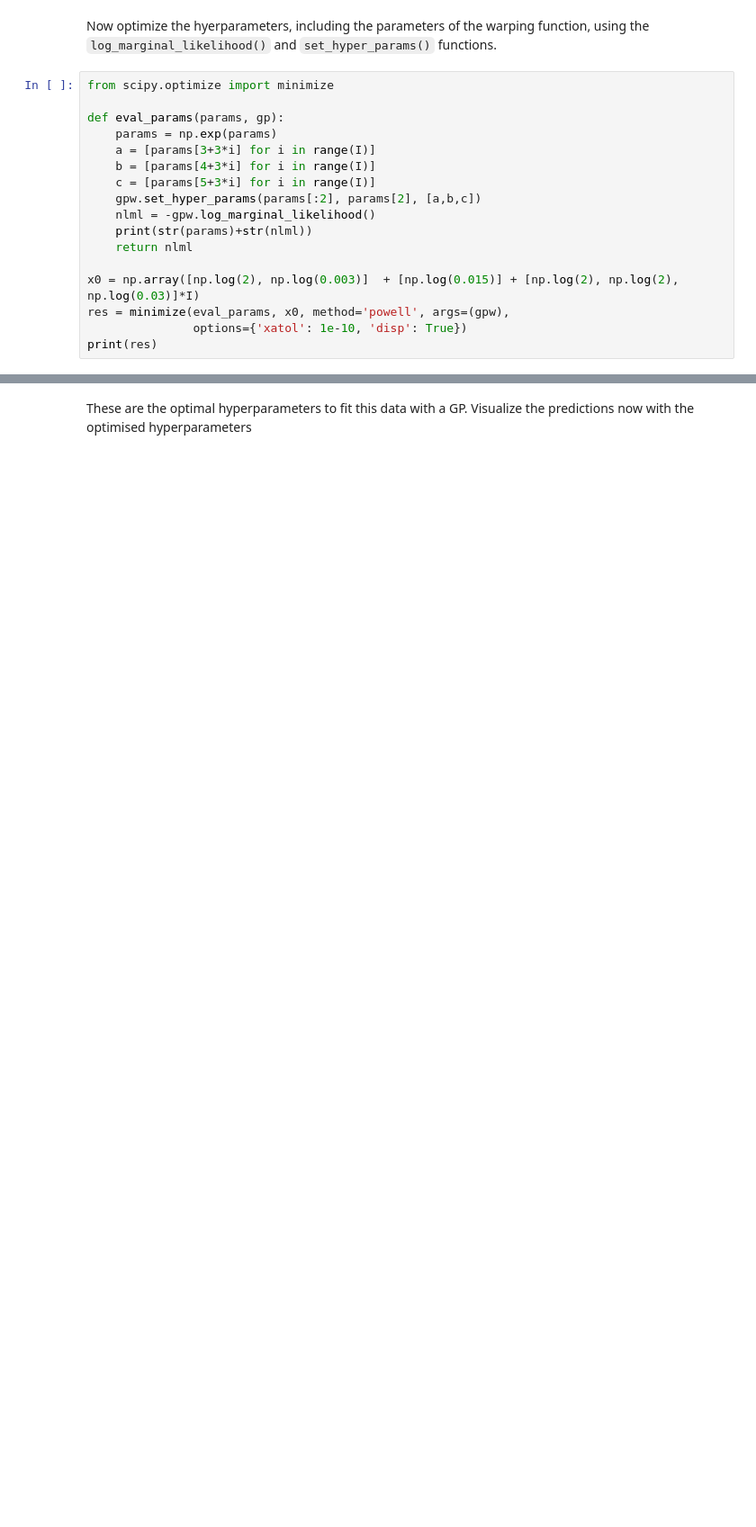
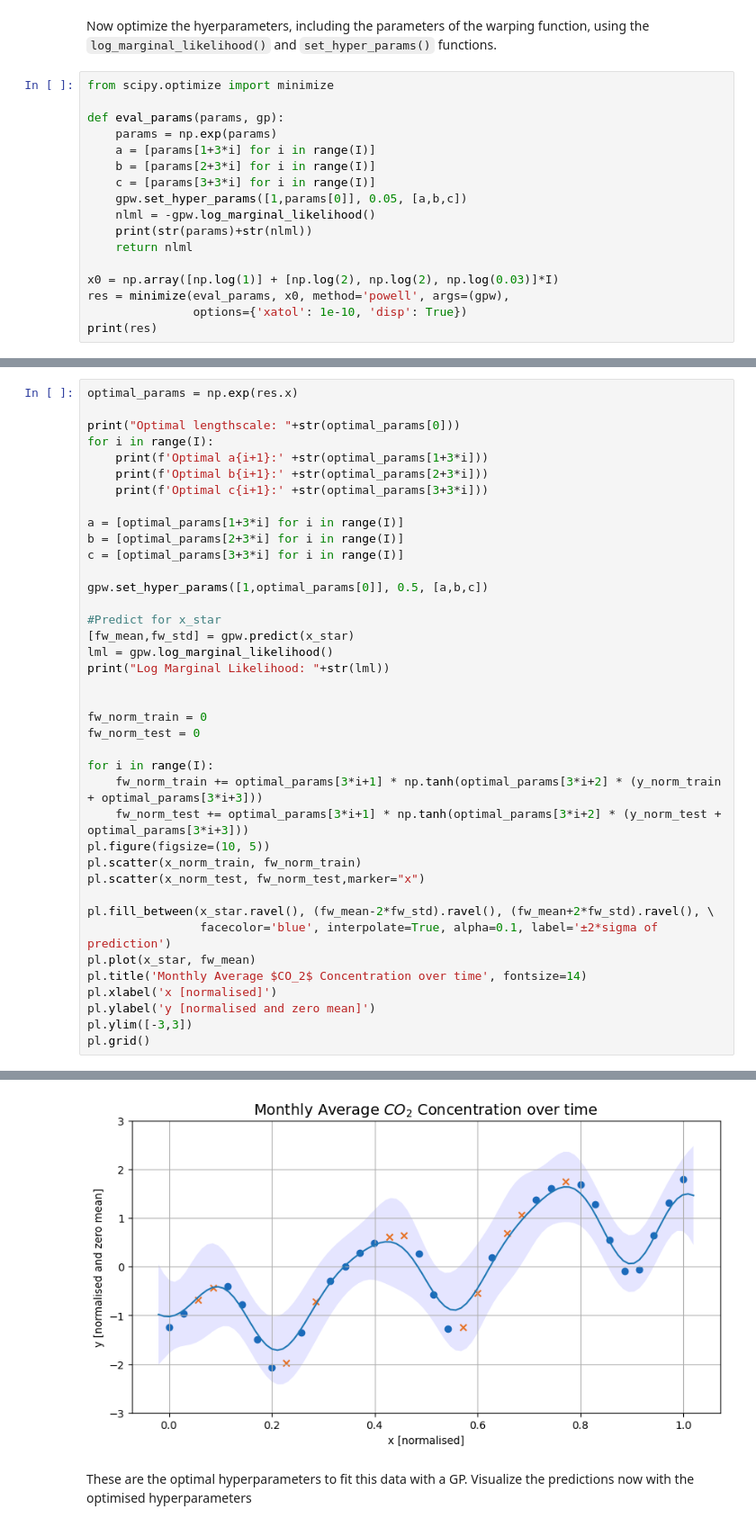
Before and after one commit to Fabian-Leal/Warped-GPs-, a Jupyter notebook: Warping toy data.ipynb, the cells around one changed output, grey strips where cells are left out. Shown at 90% size. Drawn from its saved outputs; the diff is of its cells as text; blank space fills up the shorter version.

```diff
--- a/Warping toy data.ipynb
+++ b/Warping toy data.ipynb
@@ -314,15 +336,15 @@ from scipy.optimize import minimize
 
 def eval_params(params, gp):
     params = np.exp(params)
-    a = [params[3+3*i] for i in range(I)]
-    b = [params[4+3*i] for i in range(I)]
-    c = [params[5+3*i] for i in range(I)]
-    gpw.set_hyper_params(params[:2], params[2], [a,b,c])
+    a = [params[1+3*i] for i in range(I)]
+    b = [params[2+3*i] for i in range(I)]
+    c = [params[3+3*i] for i in range(I)]
+    gpw.set_hyper_params([1,params[0]], 0.05, [a,b,c])
     nlml = -gpw.log_marginal_likelihood()
     print(str(params)+str(nlml))
     return nlml
 
-x0 = np.array([np.log(2), np.log(0.003)]  + [np.log(0.015)] + [np.log(2), np.log(2), np.log(0.03)]*I)
+x0 = np.array([np.log(1)] + [np.log(2), np.log(2), np.log(0.03)]*I)
 res = minimize(eval_params, x0, method='powell', args=(gpw),
                options={'xatol': 1e-10, 'disp': True})
 print(res)
@@ -346,0 +369,40 @@ print(res)
+# %%
+optimal_params = np.exp(res.x)
+
+print("Optimal lengthscale: "+str(optimal_params[0]))
+for i in range(I):
+    print(f'Optimal a{i+1}:' +str(optimal_params[1+3*i]))
+    print(f'Optimal b{i+1}:' +str(optimal_params[2+3*i]))
+    print(f'Optimal c{i+1}:' +str(optimal_params[3+3*i]))
+
+a = [optimal_params[1+3*i] for i in range(I)]
+b = [optimal_params[2+3*i] for i in range(I)]
+c = [optimal_params[3+3*i] for i in range(I)]
+
+gpw.set_hyper_params([1,optimal_params[0]], 0.5, [a,b,c])
+
+#Predict for x_star
+[fw_mean,fw_std] = gpw.predict(x_star)
+lml = gpw.log_marginal_likelihood()
+print("Log Marginal Likelihood: "+str(lml))
+
+
+fw_norm_train = 0
+fw_norm_test = 0
+
+for i in range(I):
+    fw_norm_train += optimal_params[3*i+1] * np.tanh(optimal_params[3*i+2] * (y_norm_train + optimal_params[3*i+3]))
+    fw_norm_test += optimal_params[3*i+1] * np.tanh(optimal_params[3*i+2] * (y_norm_test + optimal_params[3*i+3]))
+pl.figure(figsize=(10, 5))
+pl.scatter(x_norm_train, fw_norm_train)
+pl.scatter(x_norm_test, fw_norm_test,marker="x")
+
+pl.fill_between(x_star.ravel(), (fw_mean-2*fw_std).ravel(), (fw_mean+2*fw_std).ravel(), \
+                facecolor='blue', interpolate=True, alpha=0.1, label='±2*sigma of prediction')
+pl.plot(x_star, fw_mean)
+pl.title('Monthly Average $CO_2$ Concentration over time', fontsize=14)
+pl.xlabel('x [normalised]')
+pl.ylabel('y [normalised and zero mean]')
+pl.ylim([-3,3])
+pl.grid()
+# %% [output]
@@ -347,2 +420,3 @@ print(res)
+[figure, added]
 # %% [markdown]
 These are the optimal hyperparameters to fit this data with a GP. Visualize the predictions now with the optimised hyperparameters
```
Also changed, not shown: parts of 17 cells of this notebook, 4 other files.
